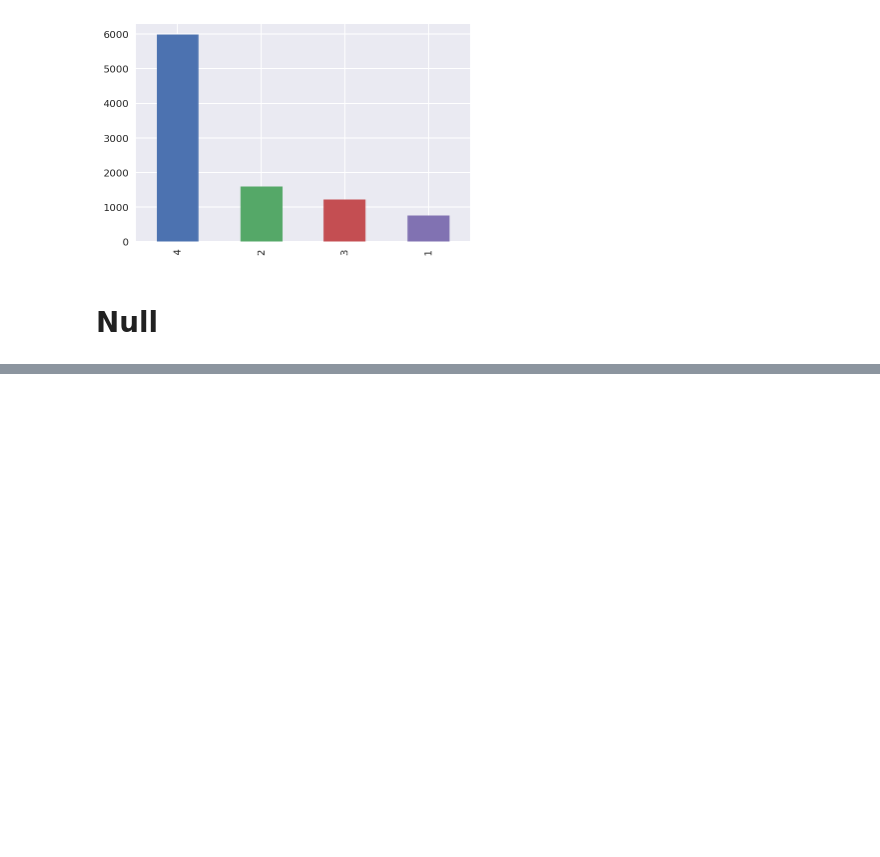
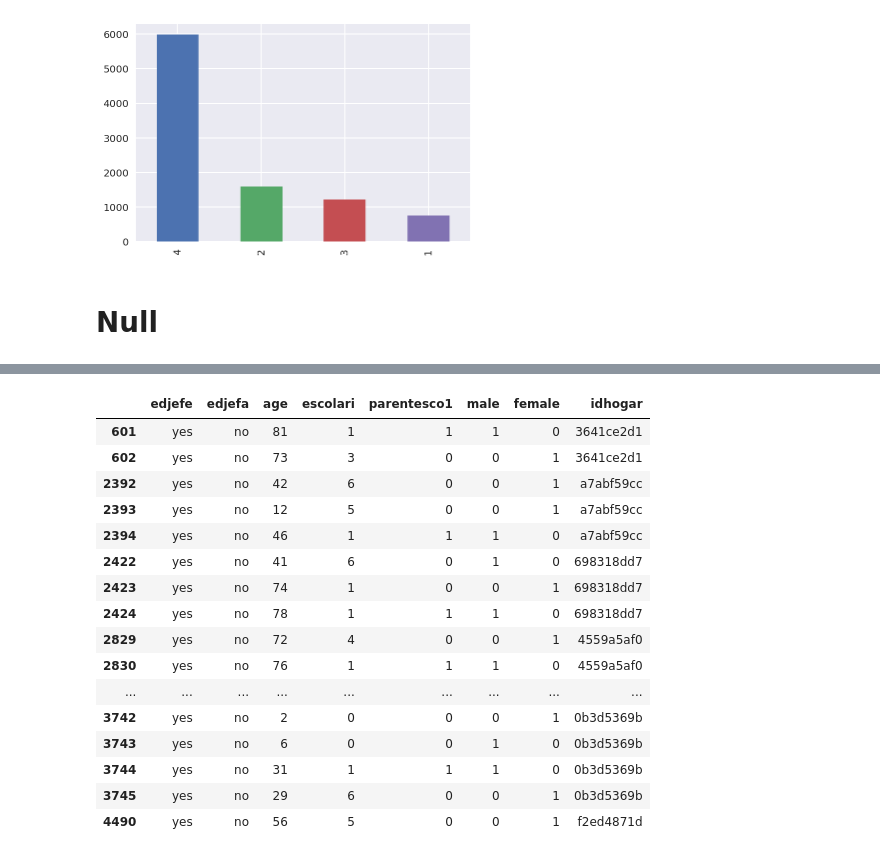
Before and after one commit to jchudb93/kaggle-costa-rican-household, a Jupyter notebook: notebooks/JC-01-EDA.ipynb, the cells around one changed output, grey strips where cells are left out. Saved outputs shown, nothing was run; the diff lists cells and outputs as text; code cells hidden in the pictures; blank space fills up the shorter version.

```diff
--- a/notebooks/JC-01-EDA.ipynb
+++ b/notebooks/JC-01-EDA.ipynb
@@ -19,7 +19,7 @@ The autoreload extension is already loaded. To reload it, use:
 # %%
 PATH = "../data/"
 # %%
-train  = pd.read_csv(f'{PATH}train.csv', low_memory=False)
+data  = pd.read_csv(f'{PATH}train.csv', low_memory=False)
 test   = pd.read_csv(f'{PATH}test.csv', low_memory=False)
 sample = pd.read_csv(f'{PATH}sample_submission.csv', low_memory=False)
 # %%
@@ -68,0 +101,2 @@ from sklearn.metrics import f1_score
+# %%
+data['dependency']=np.sqrt(data['SQBdependency'])
@@ -68,0 +142,20 @@ from sklearn.metrics import f1_score
+# %%
+data[data['edjefe']=='yes'][['edjefe', 'edjefa','age', 'escolari', 'parentesco1','male', 'female', 'idhogar']].head(20)
+# %% [output]
+|  | edjefe | edjefa | age | escolari | parentesco1 | male | female | idhogar |
+| 601 | yes | no | 81 | 1 | 1 | 1 | 0 | 3641ce2d1 |
+| 602 | yes | no | 73 | 3 | 0 | 0 | 1 | 3641ce2d1 |
+| 2392 | yes | no | 42 | 6 | 0 | 0 | 1 | a7abf59cc |
+| 2393 | yes | no | 12 | 5 | 0 | 0 | 1 | a7abf59cc |
+| 2394 | yes | no | 46 | 1 | 1 | 1 | 0 | a7abf59cc |
+| 2422 | yes | no | 41 | 6 | 0 | 1 | 0 | 698318dd7 |
+| 2423 | yes | no | 74 | 1 | 0 | 0 | 1 | 698318dd7 |
+| 2424 | yes | no | 78 | 1 | 1 | 1 | 0 | 698318dd7 |
+| 2829 | yes | no | 72 | 4 | 0 | 0 | 1 | 4559a5af0 |
+| 2830 | yes | no | 76 | 1 | 1 | 1 | 0 | 4559a5af0 |
+| ... | ... | ... | ... | ... | ... | ... | ... | ... |
+| 3742 | yes | no | 2 | 0 | 0 | 0 | 1 | 0b3d5369b |
+| 3743 | yes | no | 6 | 0 | 0 | 1 | 0 | 0b3d5369b |
+| 3744 | yes | no | 31 | 1 | 1 | 1 | 0 | 0b3d5369b |
+| 3745 | yes | no | 29 | 6 | 0 | 0 | 1 | 0b3d5369b |
+| 4490 | yes | no | 56 | 5 | 0 | 0 | 1 | f2ed4871d |
```
Also changed, not shown: parts of 44 cells of this notebook.
